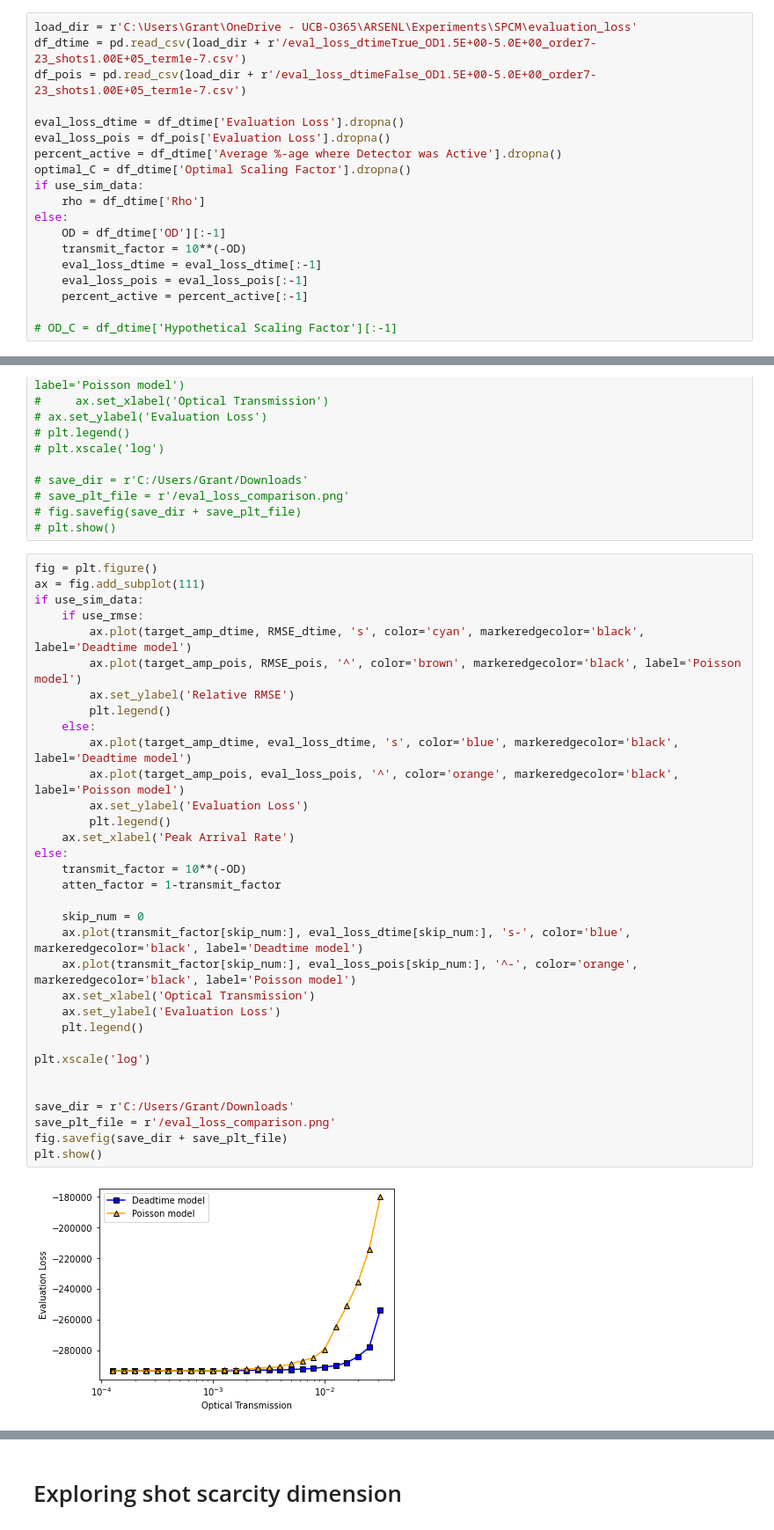
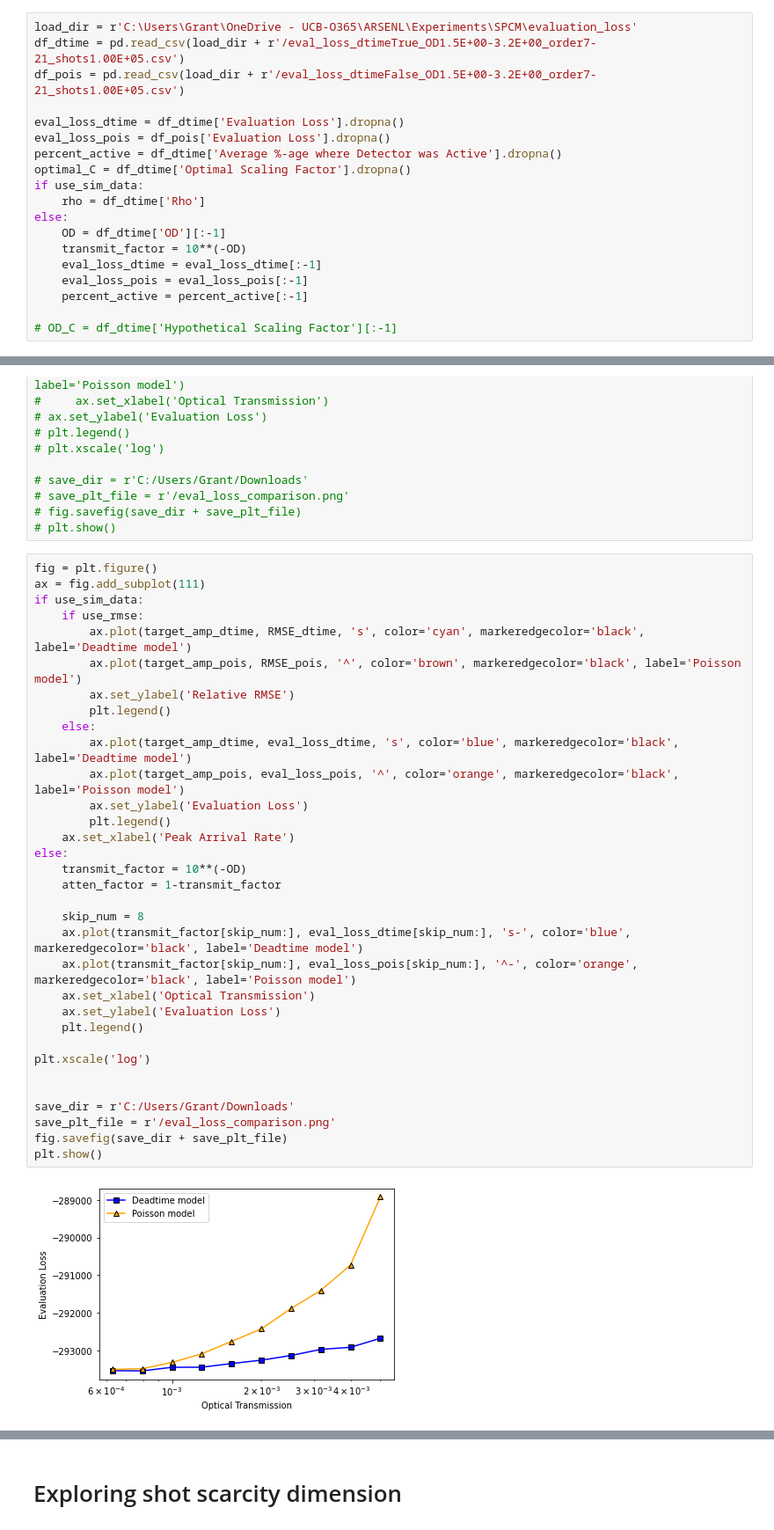
Before and after one commit to gkirchhoff32/ARSENL_backscatter_experiments, a Jupyter notebook: scripts/plot_eval_loss.ipynb, the cells around one changed output, grey strips where cells are left out. Shown at 88% size. Saved outputs shown, nothing was run; the diff lists cells and outputs as text.

```diff
--- a/scripts/plot_eval_loss.ipynb
+++ b/scripts/plot_eval_loss.ipynb
@@ -13,8 +13,8 @@ use_sim_data = False
 use_rmse = False
 # %%
 load_dir = r'C:\Users\Grant\OneDrive - UCB-O365\ARSENL\Experiments\SPCM\evaluation_loss'
-df_dtime = pd.read_csv(load_dir + r'/eval_loss_dtimeTrue_OD1.5E+00-5.0E+00_order7-23_shots1.00E+05_term1e-7.csv')
-df_pois = pd.read_csv(load_dir + r'/eval_loss_dtimeFalse_OD1.5E+00-5.0E+00_order7-23_shots1.00E+05_term1e-7.csv')
+df_dtime = pd.read_csv(load_dir + r'/eval_loss_dtimeTrue_OD1.5E+00-3.2E+00_order7-21_shots1.00E+05.csv')
+df_pois = pd.read_csv(load_dir + r'/eval_loss_dtimeFalse_OD1.5E+00-3.2E+00_order7-21_shots1.00E+05.csv')
 
 eval_loss_dtime = df_dtime['Evaluation Loss'].dropna()
 eval_loss_pois = df_pois['Evaluation Loss'].dropna()
@@ -71,35 +71,35 @@ ax = fig.add_subplot(111)
 if use_sim_data:
     if use_rmse:
         ax.plot(target_amp_dtime, RMSE_dtime, 's', color='cyan', markeredgecolor='black', label='Deadtime model')
         ax.plot(target_amp_pois, RMSE_pois, '^', color='brown', markeredgecolor='black', label='Poisson model')
         ax.set_ylabel('Relative RMSE')
         plt.legend()
     else:
         ax.plot(target_amp_dtime, eval_loss_dtime, 's', color='blue', markeredgecolor='black', label='Deadtime model')
         ax.plot(target_amp_pois, eval_loss_pois, '^', color='orange', markeredgecolor='black', label='Poisson model')
         ax.set_ylabel('Evaluation Loss')
         plt.legend()
     ax.set_xlabel('Peak Arrival Rate')
 else:
     transmit_factor = 10**(-OD)
     atten_factor = 1-transmit_factor
 
-    skip_num = 0
+    skip_num = 8
     ax.plot(transmit_factor[skip_num:], eval_loss_dtime[skip_num:], 's-', color='blue', markeredgecolor='black', label='Deadtime model')
     ax.plot(transmit_factor[skip_num:], eval_loss_pois[skip_num:], '^-', color='orange', markeredgecolor='black', label='Poisson model')
     ax.set_xlabel('Optical Transmission')
     ax.set_ylabel('Evaluation Loss')
     plt.legend()
 
 plt.xscale('log')
 
 
 save_dir = r'C:/Users/Grant/Downloads'
 save_plt_file = r'/eval_loss_comparison.png'
 fig.savefig(save_dir + save_plt_file)
 plt.show()
 # %% [output]
-[figure, old version]
+[figure, new version]
 # %%
 # Plot Eval Loss vs Average Active-Detector Percentage
 
```
Also changed, not shown: parts of 1 cell of this notebook.
